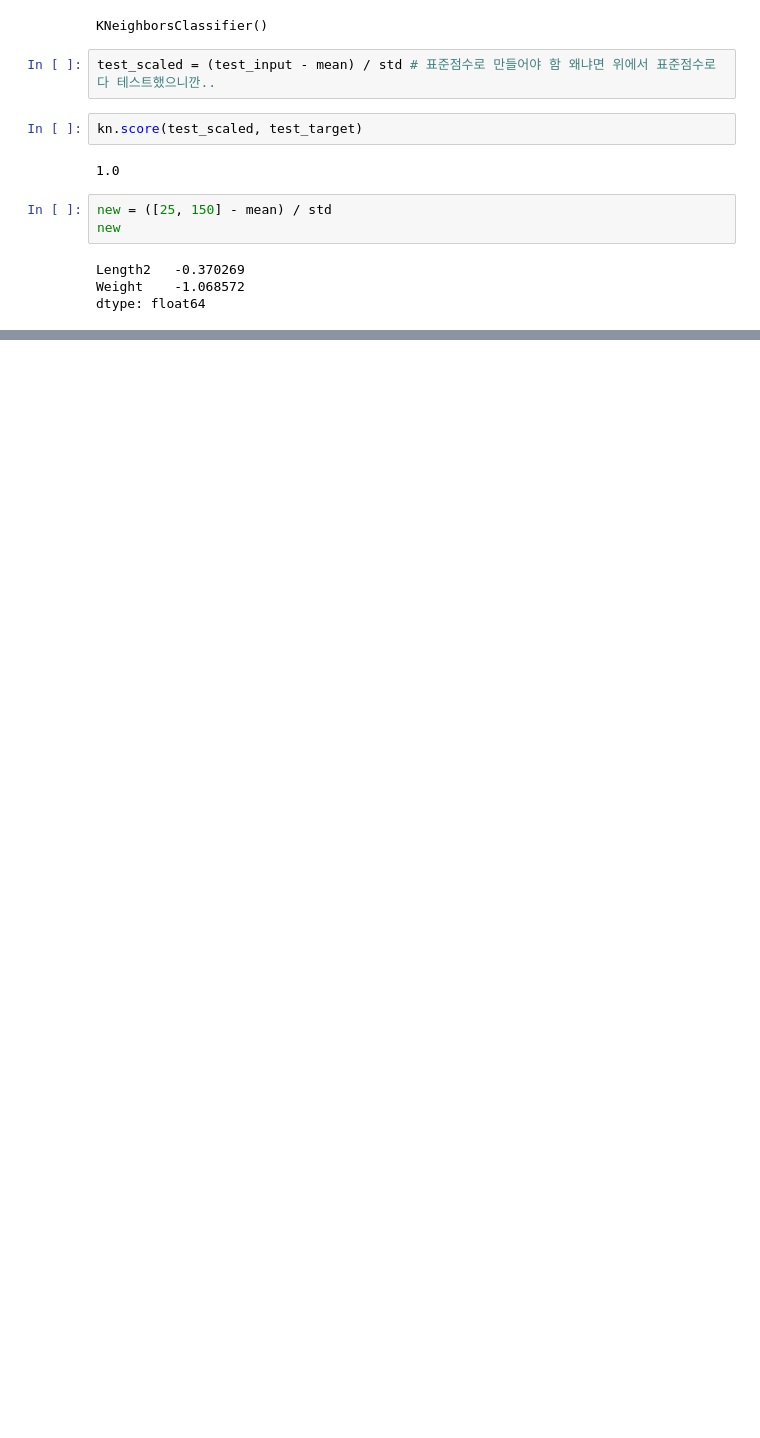
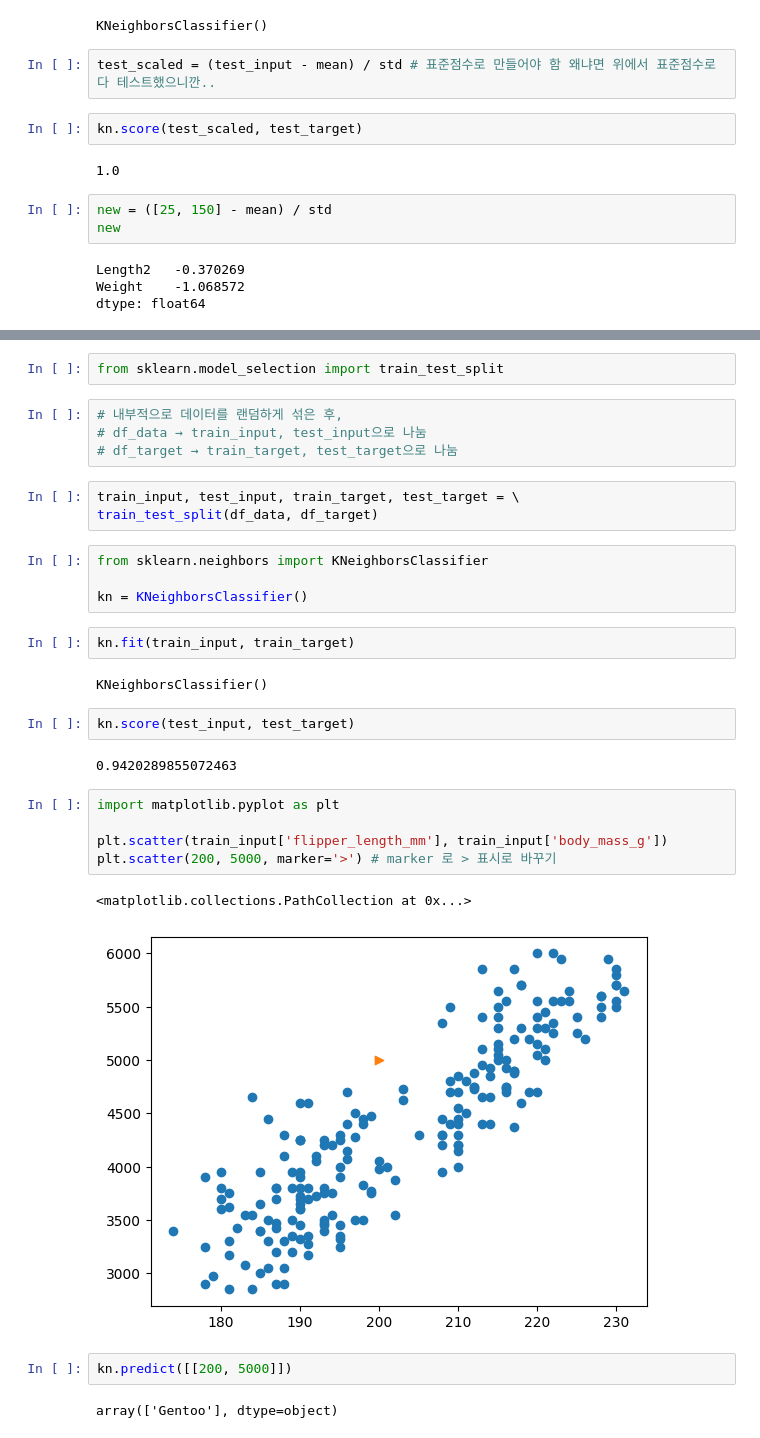
Before and after one commit to Yerineeeee98/ML, a Jupyter notebook: 2-2.ipynb, the cells around one changed output, grey strips where cells are left out. Cells and saved outputs as stored; diff of their text form; blank space fills up the shorter version.

```diff
--- a/2-2.ipynb
+++ b/2-2.ipynb
@@ -133,0 +192,33 @@ array(['Bream'], dtype=object)
+# %%
+from sklearn.model_selection import train_test_split
+# %%
+# 내부적으로 데이터를 랜덤하게 섞은 후,
+# df_data → train_input, test_input으로 나눔
+# df_target → train_target, test_target으로 나눔
+# %%
+train_input, test_input, train_target, test_target = \
+train_test_split(df_data, df_target)
+# %%
+from sklearn.neighbors import KNeighborsClassifier
+
+kn = KNeighborsClassifier()
+# %%
+kn.fit(train_input, train_target)
+# %% [output]
+KNeighborsClassifier()
+# %%
+kn.score(test_input, test_target)
+# %% [output]
+0.9420289855072463
+# %%
+import matplotlib.pyplot as plt
+
+plt.scatter(train_input['flipper_length_mm'], train_input['body_mass_g'])
+plt.scatter(200, 5000, marker='>') # marker 로 > 표시로 바꾸기
+# %% [output]
+<matplotlib.collections.PathCollection at 0x...>
+[figure, added]
+# %%
+kn.predict([[200, 5000]])
+# %% [output]
+array(['Gentoo'], dtype=object)
```
Also changed, not shown: parts of 13 cells of this notebook, 4 other files.
